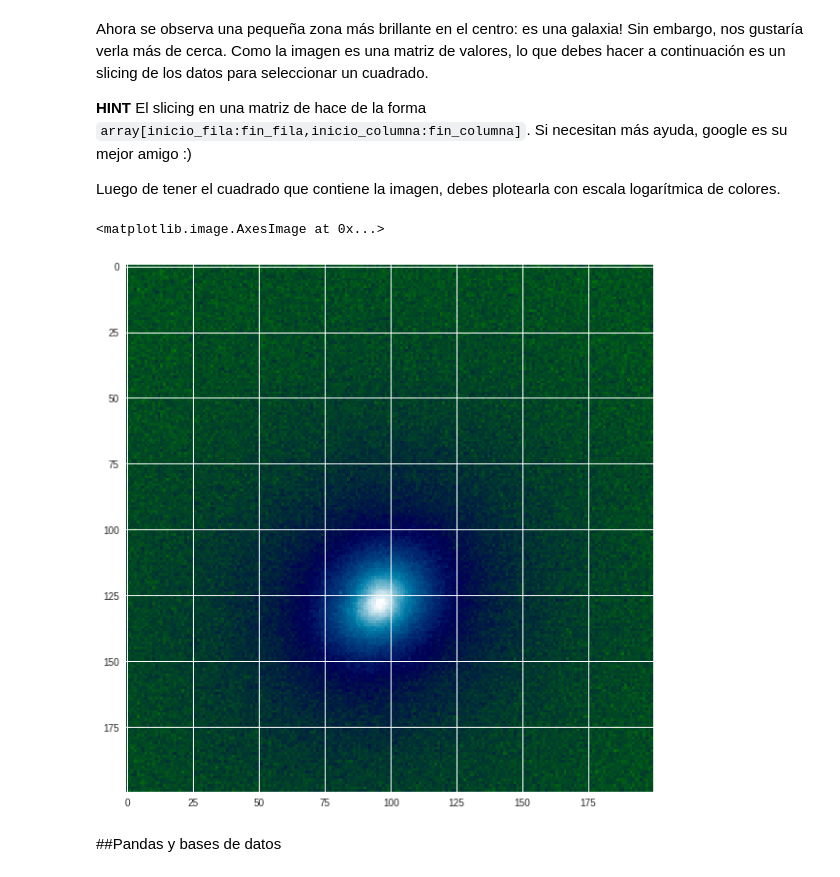
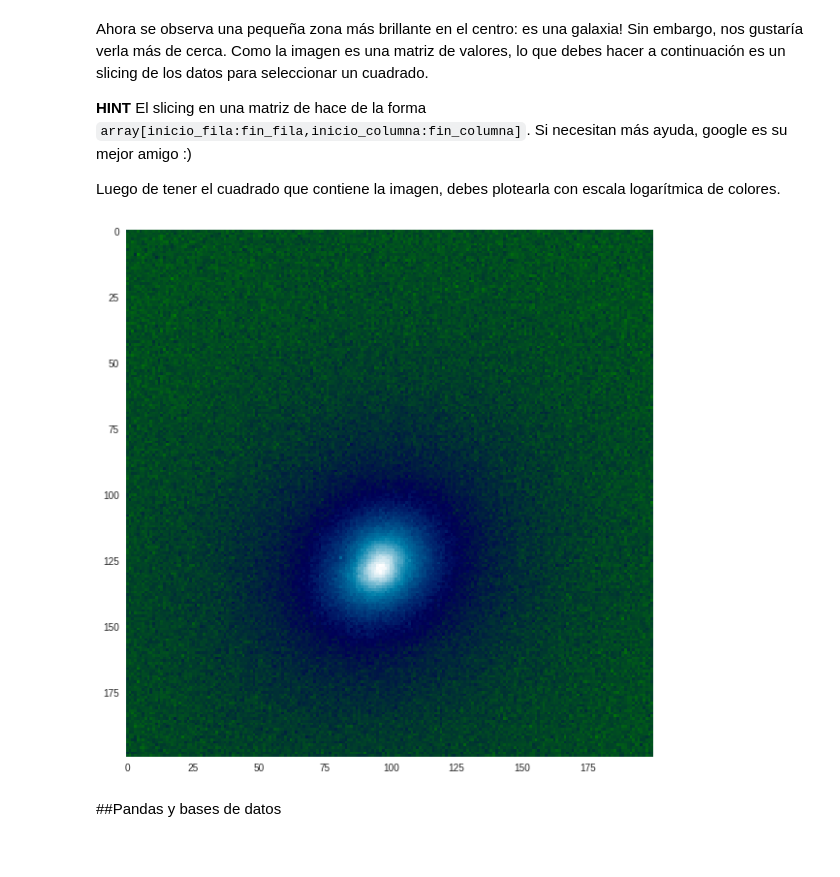
Before and after one commit to kosarrara/minitarea3, a Jupyter notebook: minitarea3.ipynb, the cells around one changed output. Cells and saved outputs as stored; diff of their text form; code cells hidden in the pictures.

```diff
--- a/minitarea3.ipynb
+++ b/minitarea3.ipynb
@@ -140,12 +142,12 @@ Luego de tener el cuadrado que contiene la imagen, debes plotearla con escala lo
 # %%
 # Slicing del cuadrado con la galaxia y plot acá
 zoom=imagen[750:1250,750:1250]
 zoomzoom=zoom[150:350,150:350]
 plt.figure(figsize=(10,10))
 plt.imshow(zoomzoom, cmap="ocean",norm=LogNorm())
+plt.grid(b=None)
 # %% [output]
-<matplotlib.image.AxesImage at 0x...>
-[figure, old version]
+[figure, new version]
 # %% [markdown]
 ##Pandas y bases de datos
 # %% [markdown]
```
Also changed, not shown: parts of 6 cells of this notebook.
